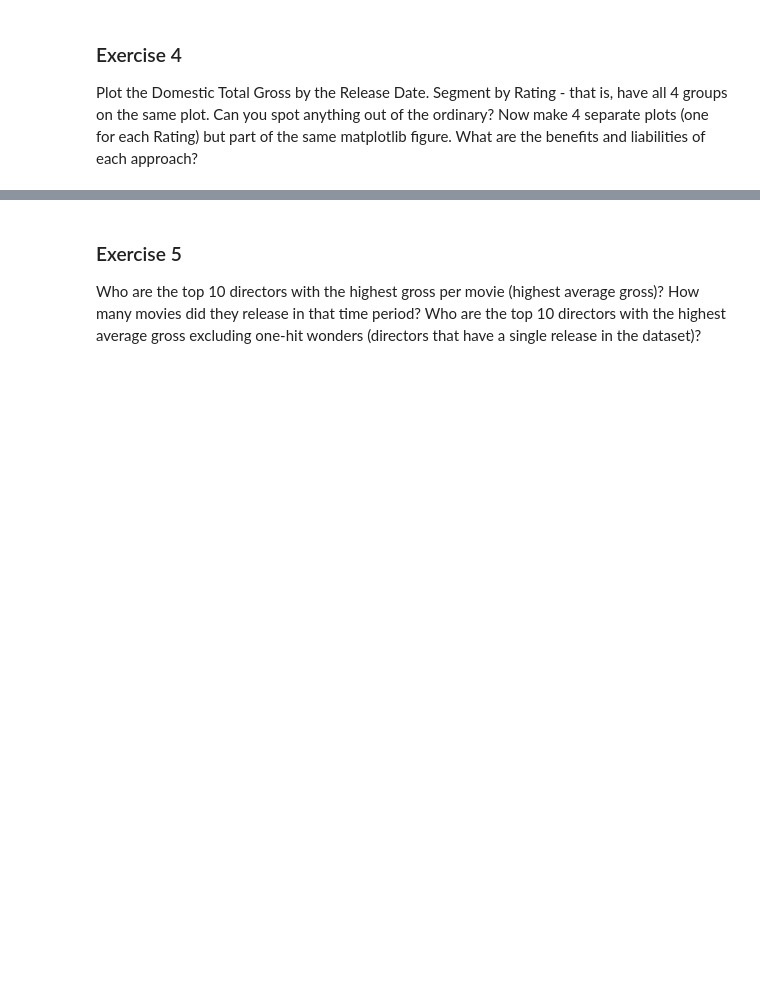
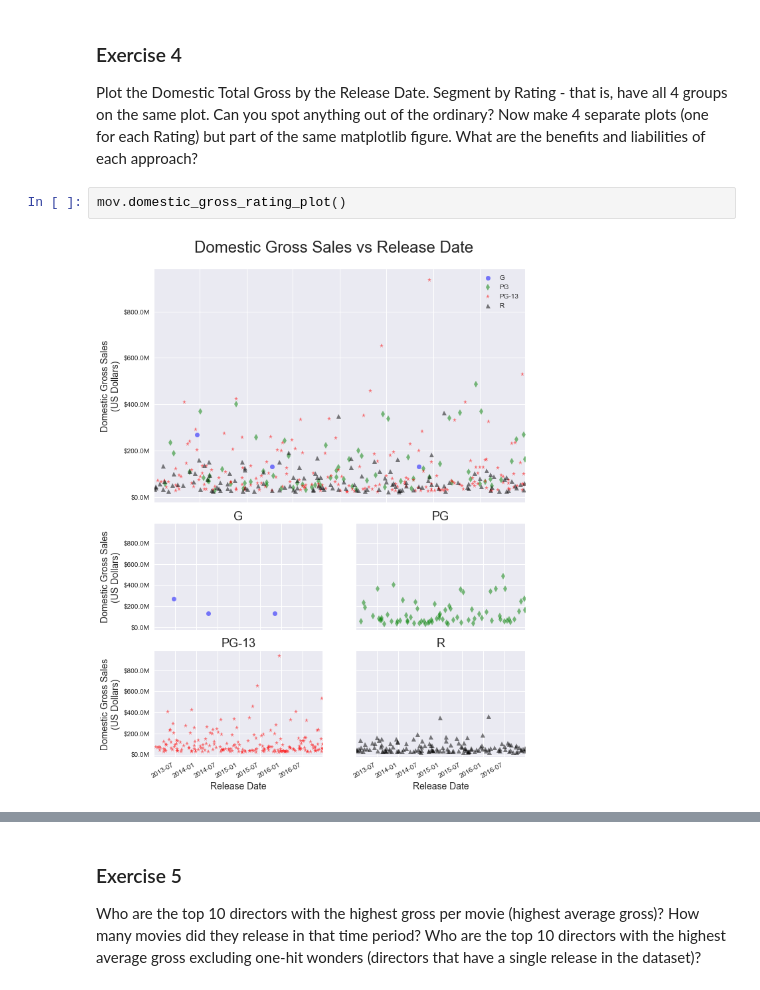
Before and after one commit to TimothyHelton/k2datascience, a Jupyter notebook: notebooks/EDA_Movies_Exercises.ipynb, the cells around one changed output, grey strips where cells are left out. Saved outputs shown, nothing was run; the diff lists cells and outputs as text; blank space fills up the shorter version.

```diff
--- a/notebooks/EDA_Movies_Exercises.ipynb
+++ b/notebooks/EDA_Movies_Exercises.ipynb
@@ -133,3 +133,7 @@ mov.rating_plot()
 ### Exercise 4
 
 Plot the Domestic Total Gross by the Release Date. Segment by Rating - that is, have all 4 groups on the same plot. Can you spot anything out of the ordinary? Now make 4 separate plots (one for each Rating) but part of the same matplotlib figure. What are the benefits and liabilities of each approach?
+# %%
+mov.domestic_gross_rating_plot()
+# %% [output]
+[figure, added]
```
Also changed, not shown: parts of 1 cell of this notebook, 1 other file.
